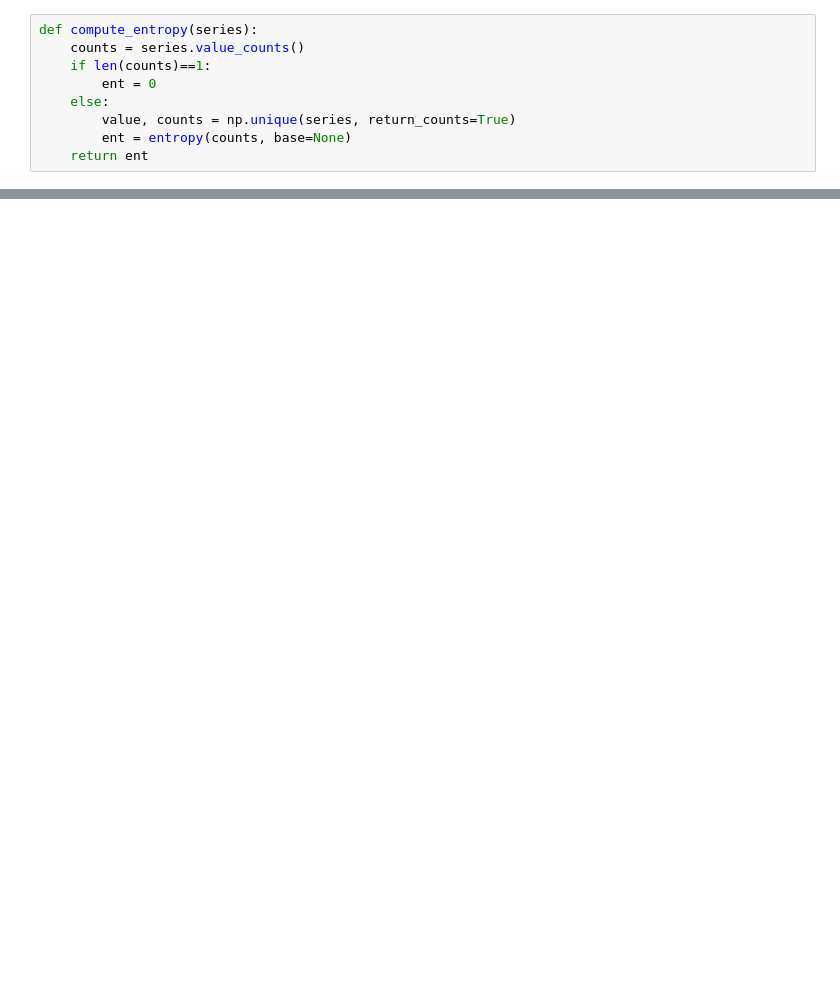
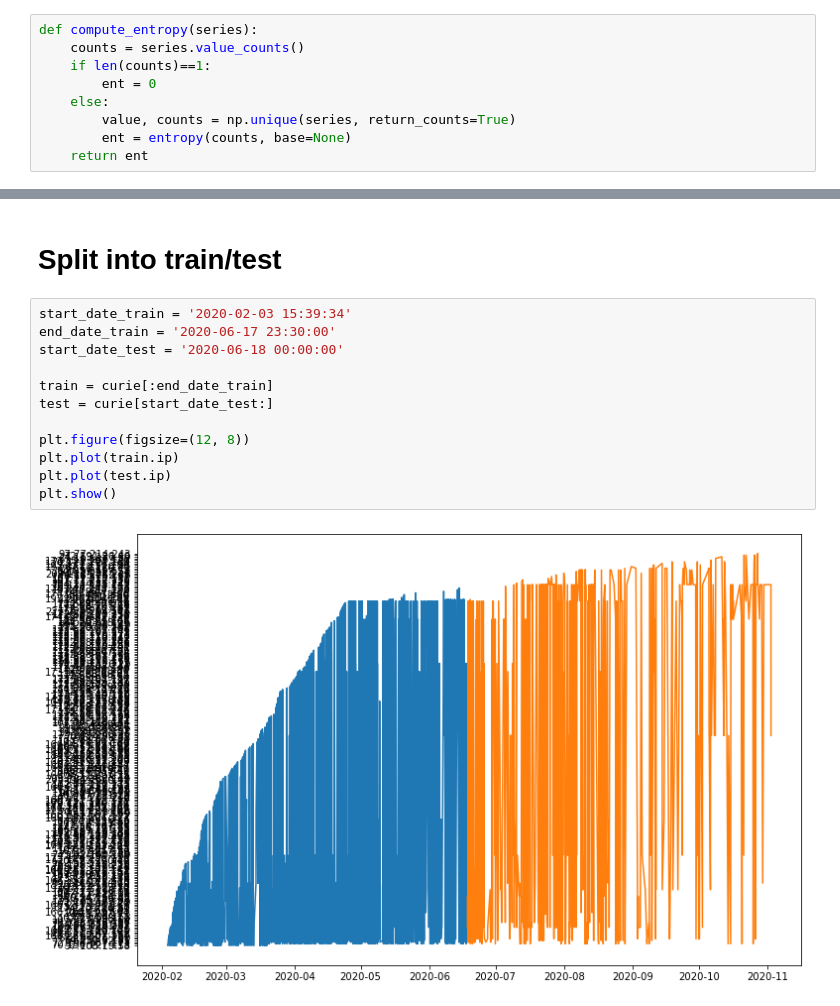
Before and after one commit to george887/anomaly-detection-exercises, a Jupyter notebook: time_series_anomaly_detection.ipynb, the cells around one changed output, grey strips where cells are left out. Drawn from its saved outputs; the diff is of its cells as text; blank space fills up the shorter version.

```diff
--- a/time_series_anomaly_detection.ipynb
+++ b/time_series_anomaly_detection.ipynb
@@ -318,0 +361,16 @@ compute_entropy(df.ip)
+# %% [markdown]
+# Split into train/test
+# %%
+start_date_train = '2020-02-03 15:39:34'
+end_date_train = '2020-06-17 23:30:00'
+start_date_test = '2020-06-18 00:00:00'
+
+train = curie[:end_date_train]
+test = curie[start_date_test:]
+
+plt.figure(figsize=(12, 8))
+plt.plot(train.ip)
+plt.plot(test.ip)
+plt.show()
+# %% [output]
+[figure, added]
```
Also changed, not shown: parts of 13 cells of this notebook, 2 other files.
